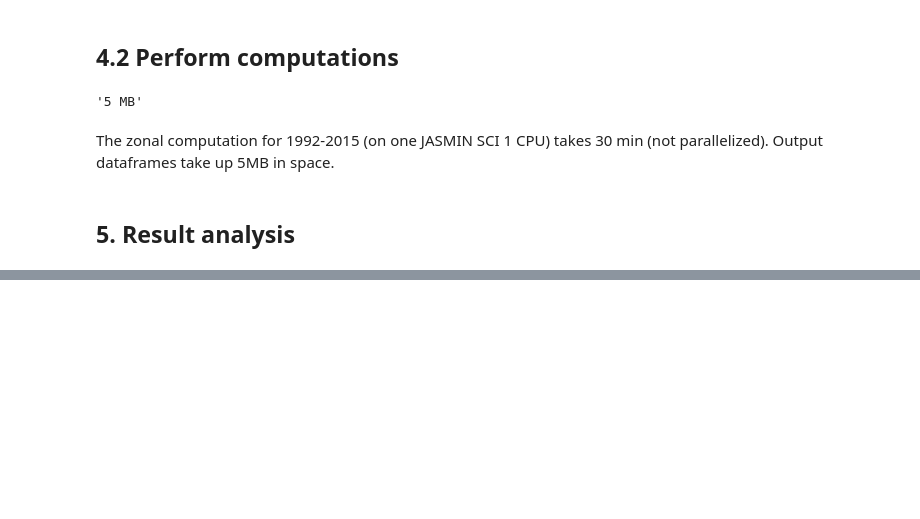
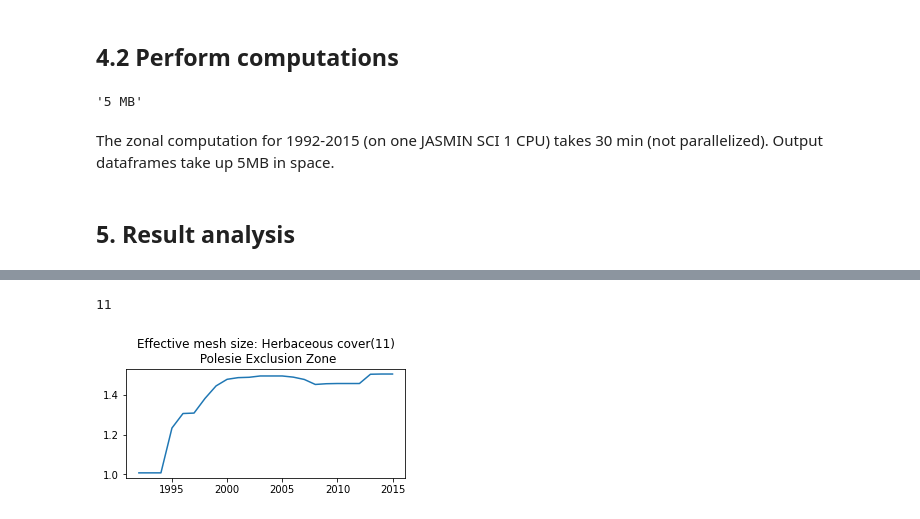
Before and after one commit to ai4er-cdt/geograph, a Jupyter notebook: notebooks/exploratory/svm-5-pylandstats-fragmentation-analysis.ipynb, the cells around one changed output, grey strips where cells are left out. Drawn from its saved outputs; the diff is of its cells as text; code cells hidden in the pictures; blank space fills up the shorter version.

```diff
--- a/notebooks/exploratory/svm-5-pylandstats-fragmentation-analysis.ipynb
+++ b/notebooks/exploratory/svm-5-pylandstats-fragmentation-analysis.ipynb
@@ -198,0 +254,5 @@ Wall time: 17.6 µs
+# %%
+display_class_metric("Polesie Exclusion Zone", "Herbaceous cover", "effective_mesh_size")
+# %% [output]
+11
+[figure, added]
```
Also changed, not shown: parts of 14 cells of this notebook.
